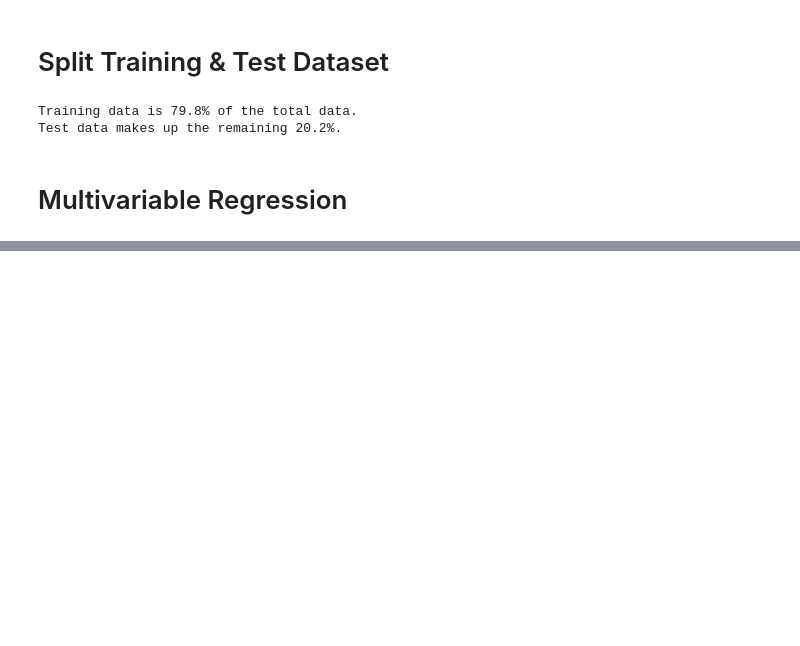
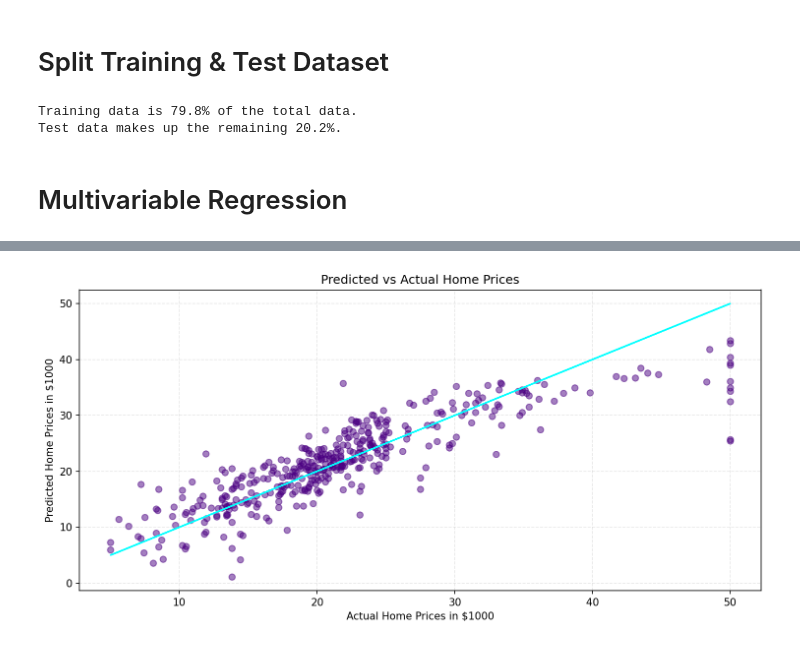
Before and after one commit to myself-Irfan/100_Python_Angela, a Jupyter notebook: 81.ipynb, the cells around one changed output, grey strips where cells are left out. Cells and saved outputs as stored; diff of their text form; code cells hidden in the pictures; blank space fills up the shorter version.

```diff
--- a/81.ipynb
+++ b/81.ipynb
@@ -471,0 +486,96 @@ Regression Coefficients: What changes in the feature will do to the price of a h
+# %%
+def gen_fig_predicted_vs_trainresult(predicted_val: np.ndarray, y_train: pd.Series) -> None:
+    logging.info('Generating figure: Predicted vs Actual Home Prices.')
+
+    # y_train = np.sort(y_train)
+
+    plt.figure(
+        figsize=(10, 5),
+        dpi=150
+    )
+    # comparing actual values against predicted values
+    plt.scatter(
+        x=y_train,
+        y=predicted_val,
+        color='indigo',
+        alpha=0.5
+    )
+    plt.plot(
+        y_train,
+        y_train,
+        color='cyan'
+    )
+    plt.title('Predicted vs Actual Home Prices')
+    plt.xlabel('Actual Home Prices in $1000')
+    plt.ylabel('Predicted Home Prices in $1000')
+    plt.grid(True, linestyle='--', alpha=0.3)
+    plt.tight_layout()
+    plt.show()
+
+    logging.info('Figure generated')
+
+
+def gen_fig_predict_vs_residual(predicted_val: np.ndarray, residuals: pd.Series) -> None:
+    logging.info('Generating figure: Predicted Values vs Residuals.')
+
+    # outliers are marked in red
+    colors = ['red' if abs(res) > 10 else 'blue' for res in residuals]
+
+    plt.figure(
+        figsize=(10, 5),
+        dpi=150
+    )
+    # comparing predicted values against residuals -> residuals are the difference between actual and predicted values
+    plt.scatter(
+        x=predicted_val,
+        y=residuals,
+        color=colors,
+        alpha=0.5
+    )
+    plt.title('Predicted Values vs Residuals')
+    plt.xlabel('Predicted Home Prices in $1000')
+    plt.ylabel('Residuals (Actual - Predicted) in $1000')
+    plt.axhline(0, color='red', linestyle='--')
+    plt.grid(True, linestyle='--', alpha=0.3)
+    plt.tight_layout()
+    plt.show()
+
+    logging.info('Figure generated successfully.')
+
+
+def gen_fig_distribution_residuals(res) -> None:
+    logging.info('Generating figure: Distribution of Residuals.')
+
+    res_mean = round(res.mean(), 2)
+    res_skew = round(res.skew(), 2)
+
+    # distribution of residuals
+    with sns.axes_style('darkgrid'):
+        sns.displot(
+            res,
+            kde=True,
+            color='purple',
+        )
+    plt.title(f'Distribution of Residuals\nMean: {res_mean}, Skewness: {res_skew}')
+    plt.show()
+
+    logging.info('Figure generated successfully.')
+
+
+if __name__ == '__main__':
+    setup_logging()
+    in_df = fetch_df('input-81.csv')
+
+    X_train, X_test, y_train, y_test = split_data_train_test(in_df)
+
+    regr_model = train_model(X_train, X_test, y_train, y_test)
+
+    # predicting prices in regards to the training data
+    predicted_val = regr_model.predict(X_train)
+    # calculating residuals against the training data
+    residuals = (y_train - predicted_val)
+
+    gen_fig_predicted_vs_trainresult(predicted_val, y_train)
+    gen_fig_predict_vs_residual(predicted_val, residuals)
+    gen_fig_distribution_residuals(residuals)
+# %% [output]
@@ -471,0 +586 @@ Regression Coefficients: What changes in the feature will do to the price of a h
+[figure, added]
```
Also changed, not shown: parts of 7 cells of this notebook.
